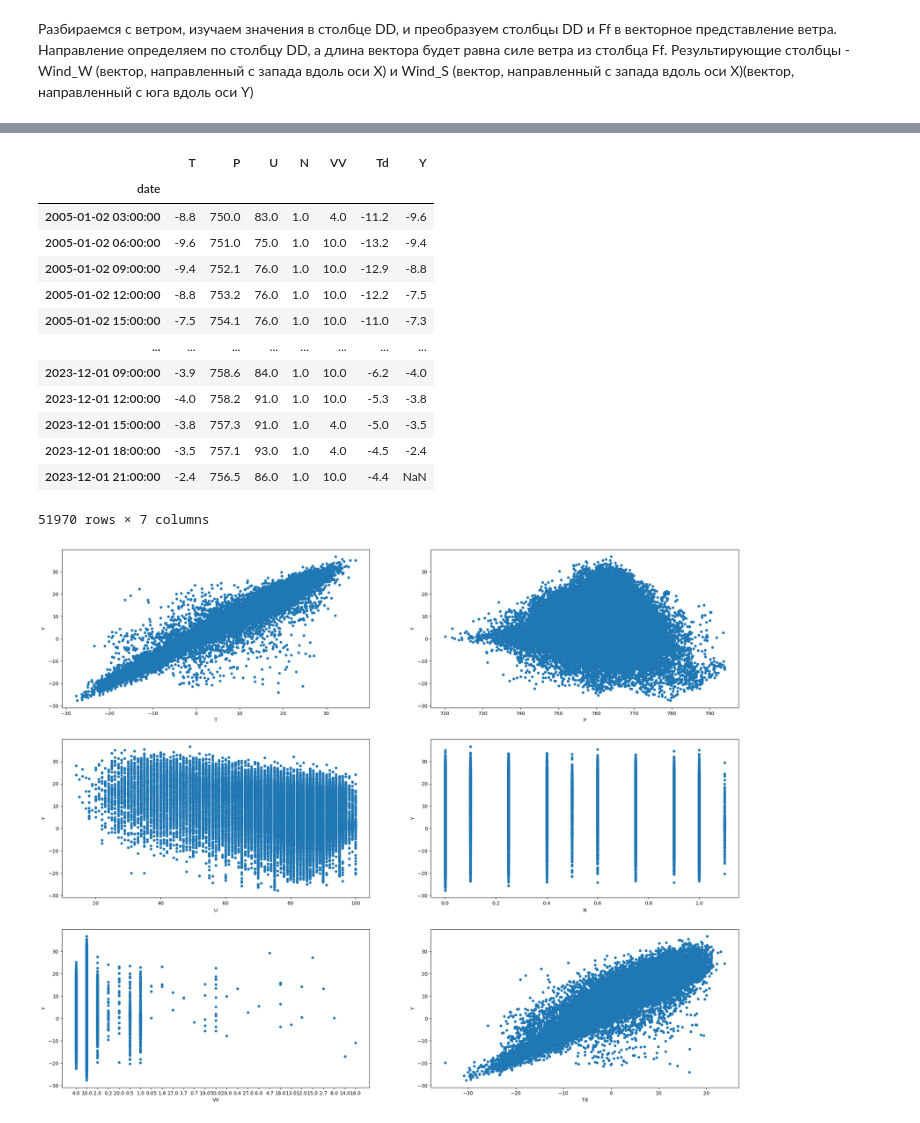
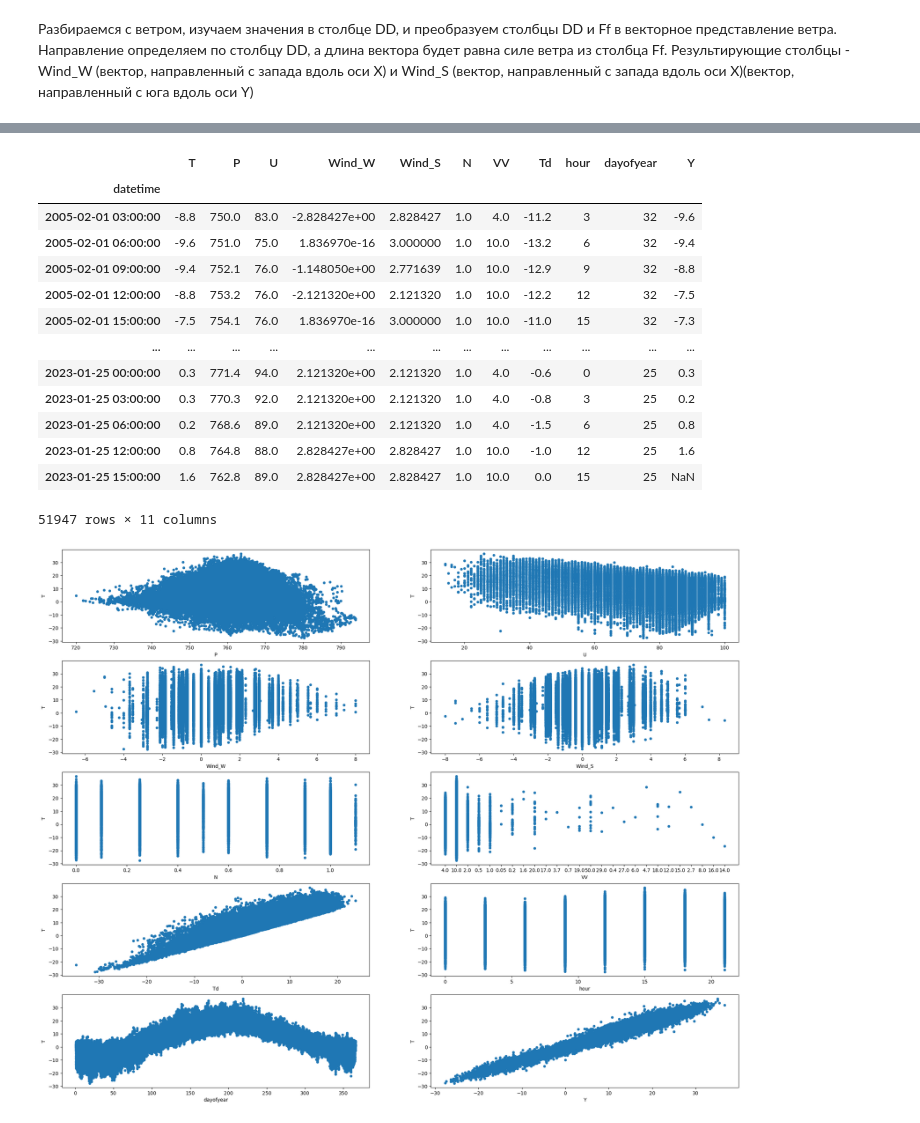
Before and after one commit to av-gav/itmo-ml, a Jupyter notebook: Weather.ipynb, the cells around one changed output, grey strips where cells are left out. Cells and saved outputs as stored; diff of their text form; code cells hidden in the pictures.

```diff
--- a/Weather.ipynb
+++ b/Weather.ipynb
@@ -119,9 +82,14 @@ dtype: int64
 # %% [markdown]
 Преобразование местного времени в datetime и использование его в качестве индекса
+# %%
+df['datetime'] = pd.to_datetime(df['Местное время в Санкт-Петербурге'],
+                                format='%d.%m.%Y %H:%M')
 # %%
-df['date'] = pd.to_datetime(df['Местное время в Санкт-Петербурге'])
-df.drop('Местное время в Санкт-Петербурге', inplace=True, axis=1)
-df = df.set_index("date").sort_index()
+df['year'] = df.datetime.dt.year
+df['hour'] = df.datetime.dt.hour
+df['dayofyear'] = df.datetime.dt.dayofyear
+df.drop(['Местное время в Санкт-Петербурге'], inplace=True, axis=1)
+df = df.set_index("datetime").sort_index()
 # %% [markdown]
 Изучаем уникальные значения в столбцах N и Nh
 # %%
@@ -233,7 +202,7 @@ df['Wind_W'] = df['DD'].replace(DD_cat, DD_cos) * df['Ff']
 df['Wind_S'] = df['DD'].replace(DD_cat, DD_sin) * df['Ff']
 df.drop(['DD','Ff'], inplace=True, axis=1)
 # %%
-cols = ['T', 'P', 'U', 'N', 'VV', 'Td']
+cols = ['T', 'P', 'U', 'Wind_W', 'Wind_S', 'N', 'VV', 'Td', 'hour', 'dayofyear']
 wdf = df[cols].dropna()
 # %%
 wdf.describe()
@@ -254,25 +229,30 @@ wdf['Y'] = wdf['T'].shift(-1)
 # %%
 wdf
 # %% [output]
-|  | T | P | U | N | VV | Td | Y |
-| date |  |  |  |  |  |  |  |
-| 2005-01-02 03:00:00 | -8.8 | 750.0 | 83.0 | 1.0 | 4.0 | -11.2 | -9.6 |
-| 2005-01-02 06:00:00 | -9.6 | 751.0 | 75.0 | 1.0 | 10.0 | -13.2 | -9.4 |
-| 2005-01-02 09:00:00 | -9.4 | 752.1 | 76.0 | 1.0 | 10.0 | -12.9 | -8.8 |
-| 2005-01-02 12:00:00 | -8.8 | 753.2 | 76.0 | 1.0 | 10.0 | -12.2 | -7.5 |
-| 2005-01-02 15:00:00 | -7.5 | 754.1 | 76.0 | 1.0 | 10.0 | -11.0 | -7.3 |
-| ... | ... | ... | ... | ... | ... | ... | ... |
-| 2023-12-01 09:00:00 | -3.9 | 758.6 | 84.0 | 1.0 | 10.0 | -6.2 | -4.0 |
-| 2023-12-01 12:00:00 | -4.0 | 758.2 | 91.0 | 1.0 | 10.0 | -5.3 | -3.8 |
-| 2023-12-01 15:00:00 | -3.8 | 757.3 | 91.0 | 1.0 | 4.0 | -5.0 | -3.5 |
-| 2023-12-01 18:00:00 | -3.5 | 757.1 | 93.0 | 1.0 | 4.0 | -4.5 | -2.4 |
-| 2023-12-01 21:00:00 | -2.4 | 756.5 | 86.0 | 1.0 | 10.0 | -4.4 | NaN |
+|  | T | P | U | Wind_W | Wind_S | N | VV | Td | hour | dayofyear | Y |
+| datetime |  |  |  |  |  |  |  |  |  |  |  |
+| 2005-02-01 03:00:00 | -8.8 | 750.0 | 83.0 | -2.828427e+00 | 2.828427 | 1.0 | 4.0 | -11.2 | 3 | 32 | -9.6 |
+| 2005-02-01 06:00:00 | -9.6 | 751.0 | 75.0 | 1.836970e-16 | 3.000000 | 1.0 | 10.0 | -13.2 | 6 | 32 | -9.4 |
+| 2005-02-01 09:00:00 | -9.4 | 752.1 | 76.0 | -1.148050e+00 | 2.771639 | 1.0 | 10.0 | -12.9 | 9 | 32 | -8.8 |
+| 2005-02-01 12:00:00 | -8.8 | 753.2 | 76.0 | -2.121320e+00 | 2.121320 | 1.0 | 10.0 | -12.2 | 12 | 32 | -7.5 |
+| 2005-02-01 15:00:00 | -7.5 | 754.1 | 76.0 | 1.836970e-16 | 3.000000 | 1.0 | 10.0 | -11.0 | 15 | 32 | -7.3 |
+| ... | ... | ... | ... | ... | ... | ... | ... | ... | ... | ... | ... |
+| 2023-01-25 00:00:00 | 0.3 | 771.4 | 94.0 | 2.121320e+00 | 2.121320 | 1.0 | 4.0 | -0.6 | 0 | 25 | 0.3 |
+| 2023-01-25 03:00:00 | 0.3 | 770.3 | 92.0 | 2.121320e+00 | 2.121320 | 1.0 | 4.0 | -0.8 | 3 | 25 | 0.2 |
+| 2023-01-25 06:00:00 | 0.2 | 768.6 | 89.0 | 2.121320e+00 | 2.121320 | 1.0 | 4.0 | -1.5 | 6 | 25 | 0.8 |
+| 2023-01-25 12:00:00 | 0.8 | 764.8 | 88.0 | 2.828427e+00 | 2.828427 | 1.0 | 10.0 | -1.0 | 12 | 25 | 1.6 |
+| 2023-01-25 15:00:00 | 1.6 | 762.8 | 89.0 | 2.828427e+00 | 2.828427 | 1.0 | 10.0 | 0.0 | 15 | 25 | NaN |
-51970 rows × 7 columns
+51947 rows × 11 columns
 # %%
-fig, axes = plt.subplots(nrows=3, ncols=2, figsize=(25, 20))
+target = "T"
+fig, axes = plt.subplots(nrows=5, ncols=2, figsize=(25, 20))
+delta = 0
 for idx, feature in enumerate(wdf.columns):
-    if feature == "Y":
+    if feature == target:
+        delta = 1
         continue
-    wdf.plot(feature, "Y", subplots=True, kind="scatter", ax=axes[idx // 2, idx % 2])
+    idxd = idx - delta
+    wdf.plot(feature, target, subplots=True, kind="scatter",
+             ax=axes[idxd // 2, idxd % 2], backend='matplotlib')
 # %% [output]
-[figure, old version]
+[figure, new version]
```
Also changed, not shown: parts of 24 cells of this notebook.
